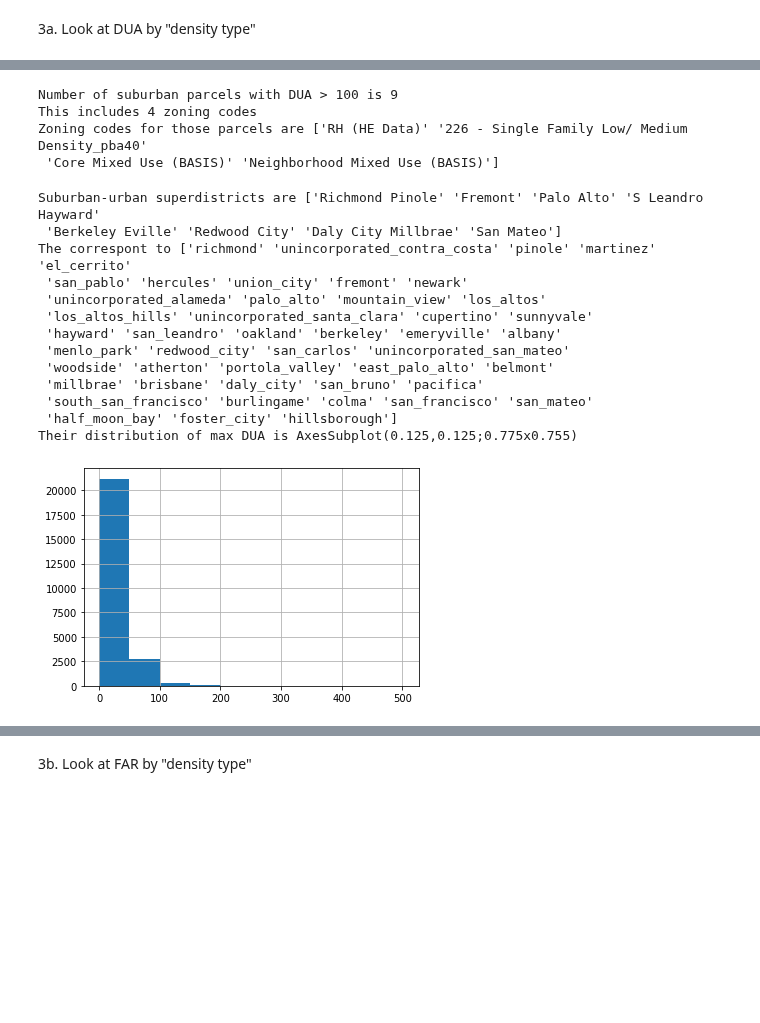
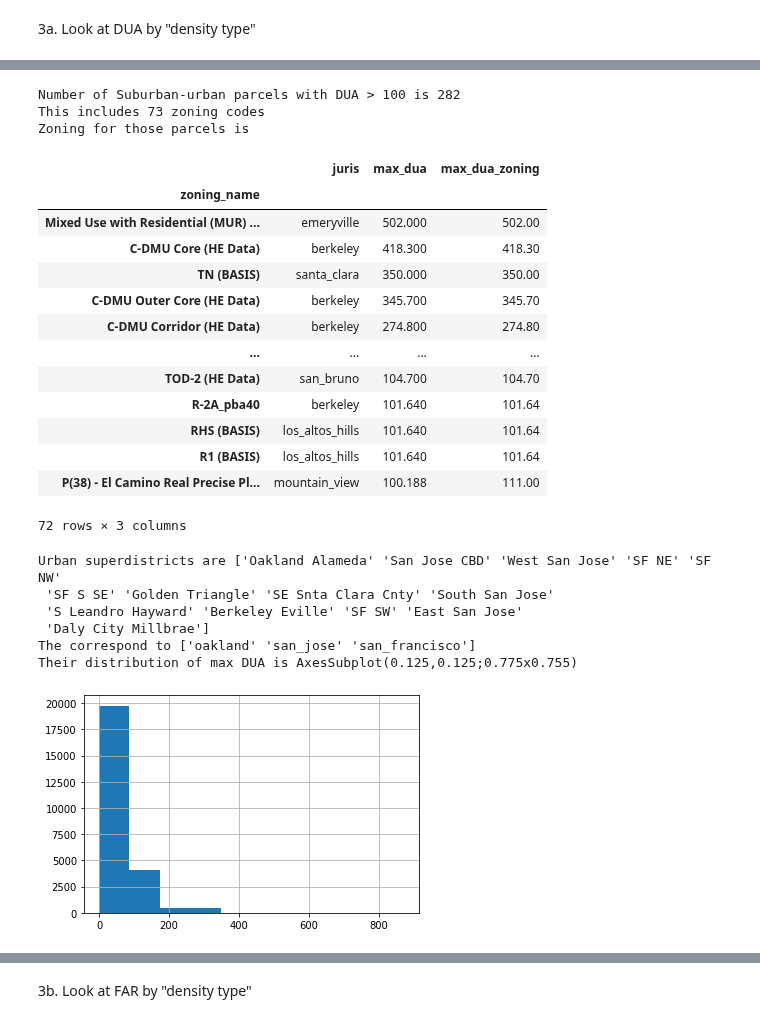
Before and after one commit to BayAreaMetro/bayarea_urbansim, a Jupyter notebook: scripts/zoning_qaqc.ipynb, the cells around one changed output, grey strips where cells are left out. Saved outputs shown, nothing was run; the diff lists cells and outputs as text; code cells hidden in the pictures; blank space fills up the shorter version.

Commit message:
add more zoning information to zoning qaqc notebook

```diff
--- a/scripts/zoning_qaqc.ipynb
+++ b/scripts/zoning_qaqc.ipynb
@@ -18,6 +18,7 @@ juris = pd.read_csv("M:/urban_modeling/baus/juris_subregion.csv")
 # make the juris column formats match
 juris['jurisdiction'] = juris['jurisdiction'].str.lower().str.replace(' ','_').str.replace('.','')
 juris.loc[juris.jurisdiction.str.contains("county"), 'jurisdiction'] = 'unincorporated_' + juris['jurisdiction']
+juris['jurisdiction'] = juris['jurisdiction'].str.replace("_county", '')
 
 # parcel to TAZ crosswalk
 ptaz = pd.read_csv("M:/urban_modeling/baus/BAUS Inputs/basis_inputs/crosswalks/2020_08_17_parcel_to_taz1454sub.csv")
@@ -42,11 +43,11 @@ bz = bz.rename(columns={"subregion_x": "subregion_juris", "subregion_y": "subreg
 pz = pd.read_csv("M:/urban_modeling/baus/BAUS Inputs/basis_inputs/zoning/zoning_parcels_2024-04-30.csv")
 # latest parcel lookup file
 zl = pd.read_csv("M:/urban_modeling/baus/BAUS Inputs/basis_inputs/zoning/zoning_lookup_2024-04-30.csv")
-zl = zl.rename(columns={"name": "zoning_name"})
+zl = zl.rename(columns={"name": "zoning_name", "max_dua":"max_dua_zoning", "max_far": "max_far_zoning"})
 
 # merge the zoning lookup to buildings
 bz = bz.merge(pz[['PARCEL_ID', 'zoning_id']], left_on='parcel_id', right_on='PARCEL_ID', how='left')\
-.merge(zl[['id', 'zoning_name']], left_on='zoning_id', right_on='id', how='left')
+.merge(zl[['id', 'zoning_name', 'max_dua_zoning', 'max_far_zoning']], left_on='zoning_id', right_on='id', how='left')
 # %% [markdown]
 4. Look at the BAUS zoning for parcels as compared to their categorized "density type" and lookup the zoning input for any outliers
 
@@ -107,30 +168,38 @@ Their distribution of max DUA is AxesSubplot(0.125,0.125;0.775x0.755)
 # %%
-print("Number of suburban parcels with DUA > 100 is {}".format(len(suburban.loc[suburban.max_dua > 100].parcel_id.unique())))
-print("This includes {} zoning codes".format(len(suburban.loc[suburban.max_dua > 100].zoning_name.unique())))
-print("Zoning codes for those parcels are {}".format(suburban.loc[suburban.max_dua > 100].zoning_name.unique()))
+print("Number of Suburban-urban parcels with DUA > 100 is {}".format(len(suburbanurban.loc[suburbanurban.max_dua > 100].parcel_id.unique())))
+print("This includes {} zoning codes".format(len(suburbanurban.loc[suburbanurban.max_dua > 100].zoning_name.unique())))
+print("Zoning for those parcels is")
+suburbanurban.loc[suburbanurban.max_dua > 100][['zoning_name', 'juris', 'max_dua','max_dua_zoning']].\
+groupby(["zoning_name"]).max().sort_values(by='max_dua', ascending=False)
 # %% [output]
-Number of suburban parcels with DUA > 100 is 9
-This includes 4 zoning codes
-Zoning codes for those parcels are ['RH (HE Data)' '226 - Single Family Low/ Medium Density_pba40'
- 'Core Mixed Use (BASIS)' 'Neighborhood Mixed Use (BASIS)']
+Number of Suburban-urban parcels with DUA > 100 is 282
+This includes 73 zoning codes
+Zoning for those parcels is
+|  | juris | max_dua | max_dua_zoning |
+| zoning_name |  |  |  |
+| Mixed Use with Residential (MUR) ... | emeryville | 502.000 | 502.00 |
+| C-DMU Core (HE Data) | berkeley | 418.300 | 418.30 |
+| TN (BASIS) | santa_clara | 350.000 | 350.00 |
+| C-DMU Outer Core (HE Data) | berkeley | 345.700 | 345.70 |
+| C-DMU Corridor (HE Data) | berkeley | 274.800 | 274.80 |
+| ... | ... | ... | ... |
+| TOD-2 (HE Data) | san_bruno | 104.700 | 104.70 |
+| R-2A_pba40 | berkeley | 101.640 | 101.64 |
+| RHS (BASIS) | los_altos_hills | 101.640 | 101.64 |
+| R1 (BASIS) | los_altos_hills | 101.640 | 101.64 |
+| P(38) - El Camino Real Precise Pl... | mountain_view | 100.188 | 111.00 |
+72 rows × 3 columns
 # %%
-suburbanurban = bz.loc[bz.subregion_sd == 2]
-print("Suburban-urban superdistricts are {}".format(suburbanurban.name.unique()))
-print("The correspont to {}".format(suburbanurban.juris.unique()))
-print("Their distribution of max DUA is {}".format(suburbanurban.max_dua.hist()))
+urban = bz.loc[bz.subregion_juris == 'Big Three']
+print("Urban superdistricts are {}".format(urban.name.unique()))
+print("The correspond to {}".format(urban.juris.unique()))
+print("Their distribution of max DUA is {}".format(urban.max_dua.hist()))
 # %% [output]
-Suburban-urban superdistricts are ['Richmond Pinole' 'Fremont' 'Palo Alto' 'S Leandro Hayward'
- 'Berkeley Eville' 'Redwood City' 'Daly City Millbrae' 'San Mateo']
-The correspont to ['richmond' 'unincorporated_contra_costa' 'pinole' 'martinez' 'el_cerrito'
- 'san_pablo' 'hercules' 'union_city' 'fremont' 'newark'
- 'unincorporated_alameda' 'palo_alto' 'mountain_view' 'los_altos'
- 'los_altos_hills' 'unincorporated_santa_clara' 'cupertino' 'sunnyvale'
- 'hayward' 'san_leandro' 'oakland' 'berkeley' 'emeryville' 'albany'
- 'menlo_park' 'redwood_city' 'san_carlos' 'unincorporated_san_mateo'
- 'woodside' 'atherton' 'portola_valley' 'east_palo_alto' 'belmont'
- 'millbrae' 'brisbane' 'daly_city' 'san_bruno' 'pacifica'
- 'south_san_francisco' 'burlingame' 'colma' 'san_francisco' 'san_mateo'
- 'half_moon_bay' 'foster_city' 'hillsborough']
+Urban superdistricts are ['Oakland Alameda' 'San Jose CBD' 'West San Jose' 'SF NE' 'SF NW'
+ 'SF S SE' 'Golden Triangle' 'SE Snta Clara Cnty' 'South San Jose'
+ 'S Leandro Hayward' 'Berkeley Eville' 'SF SW' 'East San Jose'
+ 'Daly City Millbrae']
+The correspond to ['oakland' 'san_jose' 'san_francisco']
 Their distribution of max DUA is AxesSubplot(0.125,0.125;0.775x0.755)
-[figure, old version]
+[figure, new version]
 # %%
```
Also changed, not shown: parts of 12 cells of this notebook.
